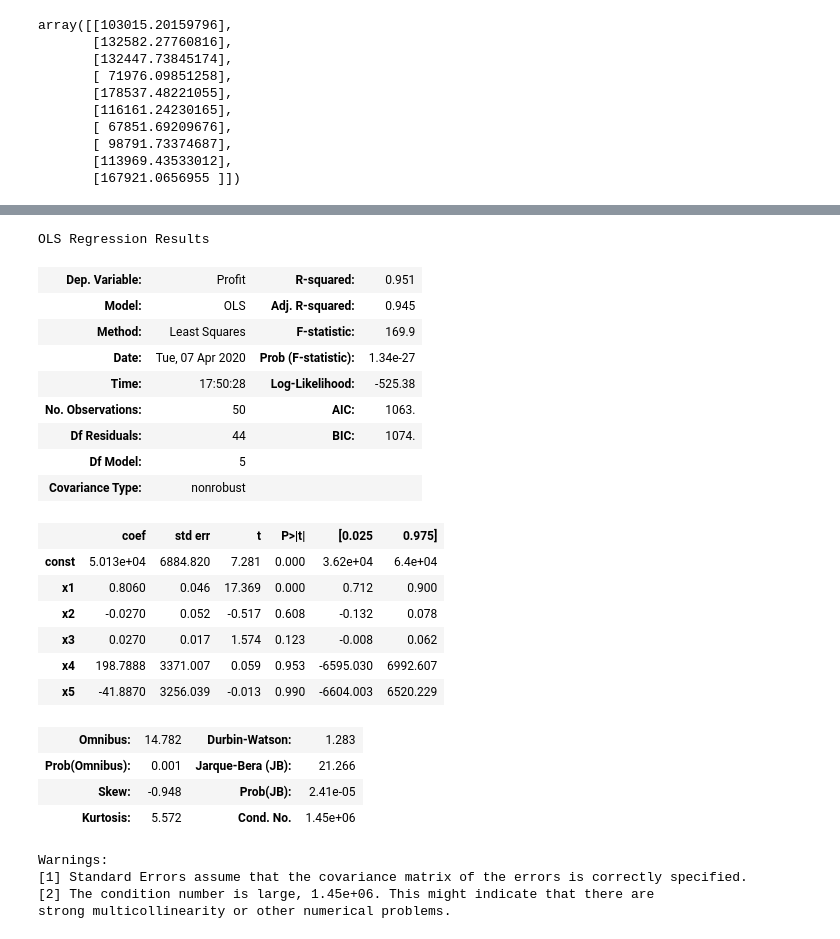
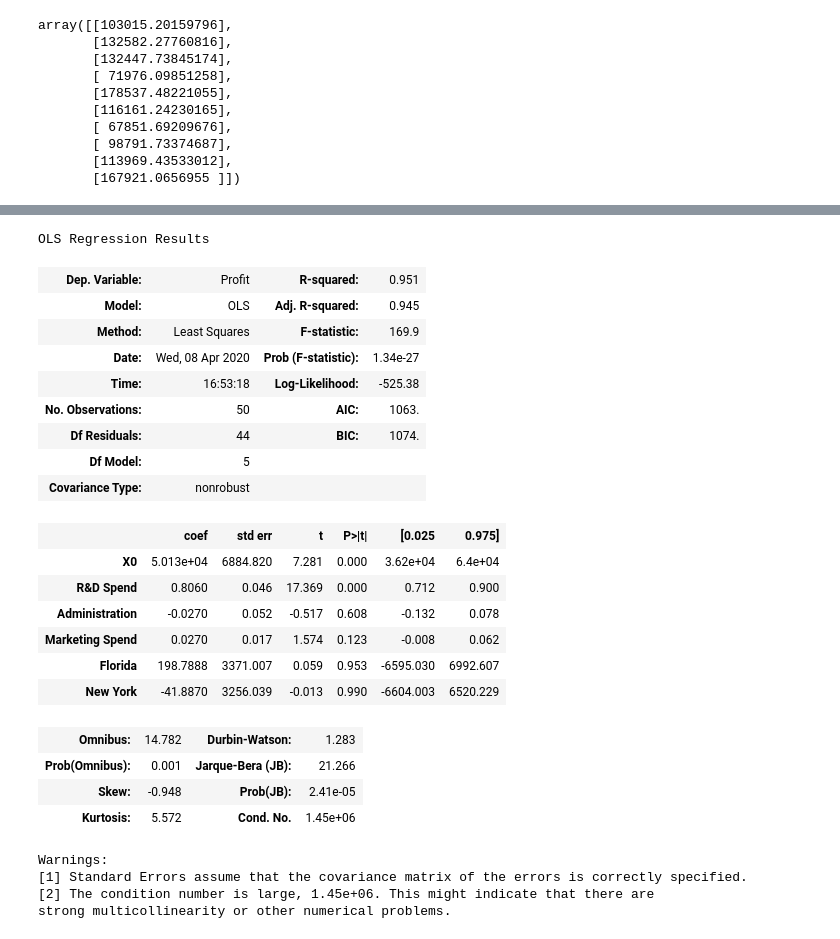
Before and after one commit to sprajwol/Machine-Learning-A-Z-Template-Folder, a Jupyter notebook: Part 2 - Regression/Section 5 - Multiple Linear Regression/multiple-linear-regression-backward-elimination-mine.ipynb, the cells around one changed output, grey strips where cells are left out. Cells and saved outputs as stored; diff of their text form; code cells hidden in the pictures.

```diff
--- a/Part 2 - Regression/Section 5 - Multiple Linear Regression/multiple-linear-regression-backward-elimination-mine.ipynb
+++ b/Part 2 - Regression/Section 5 - Multiple Linear Regression/multiple-linear-regression-backward-elimination-mine.ipynb
@@ -102,4 +102,7 @@ array([[103015.20159796],
 # Building the optimal model using Backward Elimination
 import statsmodels.api as sm
 # %%
-X = np.append(arr = np.ones((50, 1)).astype(int), values = X, axis = 1)
+vals = np.ones((50, 1)).astype(int)
+X.insert(0, "X0",vals )
+X.head(5)
+# X = np.append(arr = np.ones((50, 1)).astype(int), values = X, axis = 1)
@@ -106,25 +116,25 @@ X = np.append(arr = np.ones((50, 1)).astype(int), values = X, axis = 1)
 # %%
-X_opt = X[:, [0, 1, 2, 3, 4, 5]]
+X_opt = X[['X0', 'R&D Spend', 'Administration', 'Marketing Spend', 'Florida', 'New York']]
 regressor_OLS = sm.OLS(endog = y, exog = X_opt).fit()
 regressor_OLS.summary()
 # %% [output]
 OLS Regression Results
 | Dep. Variable: | Profit | R-squared: | 0.951 |
 | Model: | OLS | Adj. R-squared: | 0.945 |
 | Method: | Least Squares | F-statistic: | 169.9 |
-| Date: | Tue, 07 Apr 2020 | Prob (F-statistic): | 1.34e-27 |
-| Time: | 17:50:28 | Log-Likelihood: | -525.38 |
+| Date: | Wed, 08 Apr 2020 | Prob (F-statistic): | 1.34e-27 |
+| Time: | 16:53:18 | Log-Likelihood: | -525.38 |
 | No. Observations: | 50 | AIC: | 1063. |
 | Df Residuals: | 44 | BIC: | 1074. |
 | Df Model: | 5 |  |  |
 | Covariance Type: | nonrobust |  |  |
 |  | coef | std err | t | P>|t| | [0.025 | 0.975] |
-| const | 5.013e+04 | 6884.820 | 7.281 | 0.000 | 3.62e+04 | 6.4e+04 |
-| x1 | 0.8060 | 0.046 | 17.369 | 0.000 | 0.712 | 0.900 |
-| x2 | -0.0270 | 0.052 | -0.517 | 0.608 | -0.132 | 0.078 |
-| x3 | 0.0270 | 0.017 | 1.574 | 0.123 | -0.008 | 0.062 |
-| x4 | 198.7888 | 3371.007 | 0.059 | 0.953 | -6595.030 | 6992.607 |
-| x5 | -41.8870 | 3256.039 | -0.013 | 0.990 | -6604.003 | 6520.229 |
+| X0 | 5.013e+04 | 6884.820 | 7.281 | 0.000 | 3.62e+04 | 6.4e+04 |
+| R&D Spend | 0.8060 | 0.046 | 17.369 | 0.000 | 0.712 | 0.900 |
+| Administration | -0.0270 | 0.052 | -0.517 | 0.608 | -0.132 | 0.078 |
+| Marketing Spend | 0.0270 | 0.017 | 1.574 | 0.123 | -0.008 | 0.062 |
+| Florida | 198.7888 | 3371.007 | 0.059 | 0.953 | -6595.030 | 6992.607 |
+| New York | -41.8870 | 3256.039 | -0.013 | 0.990 | -6604.003 | 6520.229 |
 | Omnibus: | 14.782 | Durbin-Watson: | 1.283 |
 | Prob(Omnibus): | 0.001 | Jarque-Bera (JB): | 21.266 |
 | Skew: | -0.948 | Prob(JB): | 2.41e-05 |
```
Also changed, not shown: parts of 8 cells of this notebook, 2 other files.
